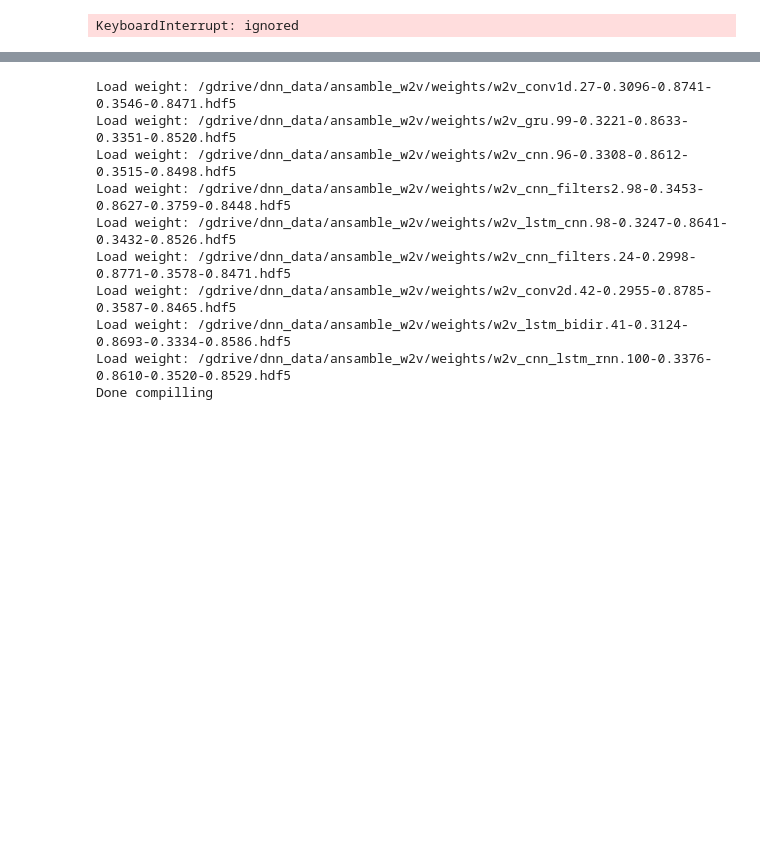
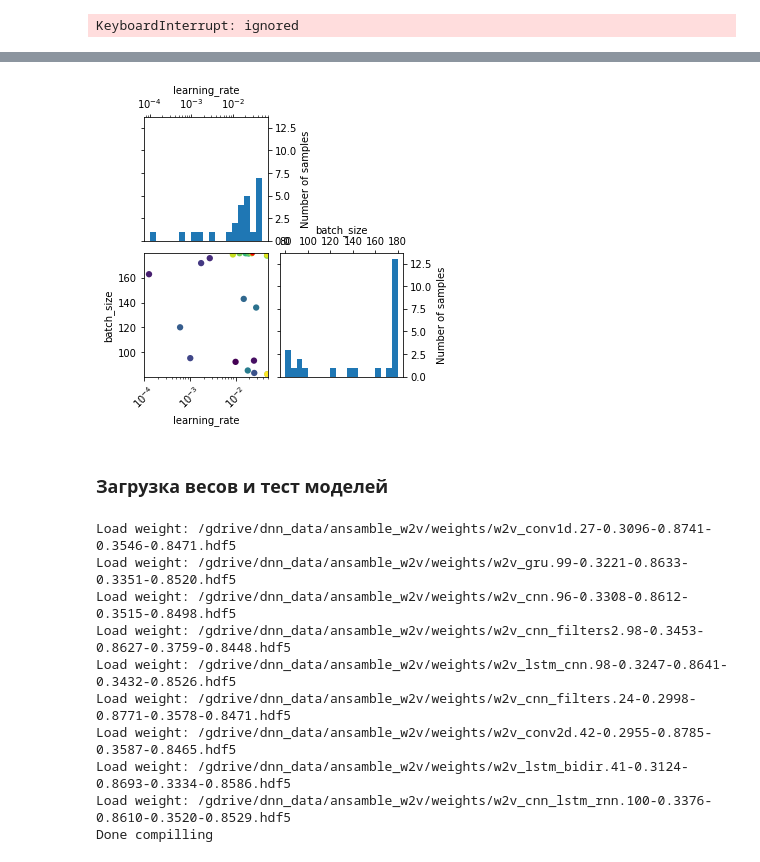
Before and after one commit to xeonvs/dnn_comments, a Jupyter notebook: dnn_comments_ansamble_pub.ipynb, the cells around one changed output, grey strips where cells are left out. Saved outputs shown, nothing was run; the diff lists cells and outputs as text; code cells hidden in the pictures; blank space fills up the shorter version.

```diff
--- a/dnn_comments_ansamble_pub.ipynb
+++ b/dnn_comments_ansamble_pub.ipynb
@@ -1198,3 +1500,9 @@ KeyboardInterrupt: ignored
+# %%
+fig, ax = plot_evaluations(result=search_result)
+# %% [output]
+[figure, added]
+# %% [markdown]
+### Загрузка весов и тест моделей
 # %%
 # Загрузка лучших весов, исспользуется в основном только при перезапуске обучения, т.к. при включенном EarlyStopping лучшие веса восстанавливаются автоматически
 model0.load_weights(get_best_weight_file(model0.name)) #lstm_atten
```
Also changed, not shown: parts of 29 cells of this notebook.
